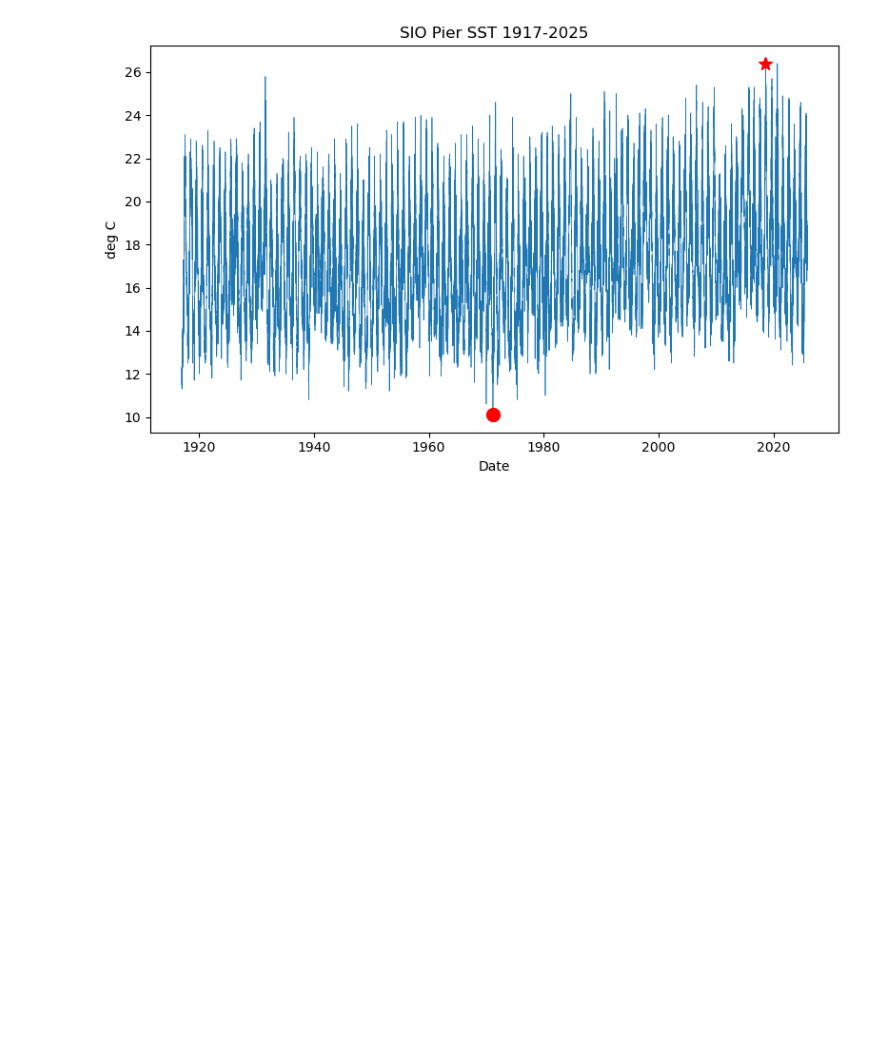
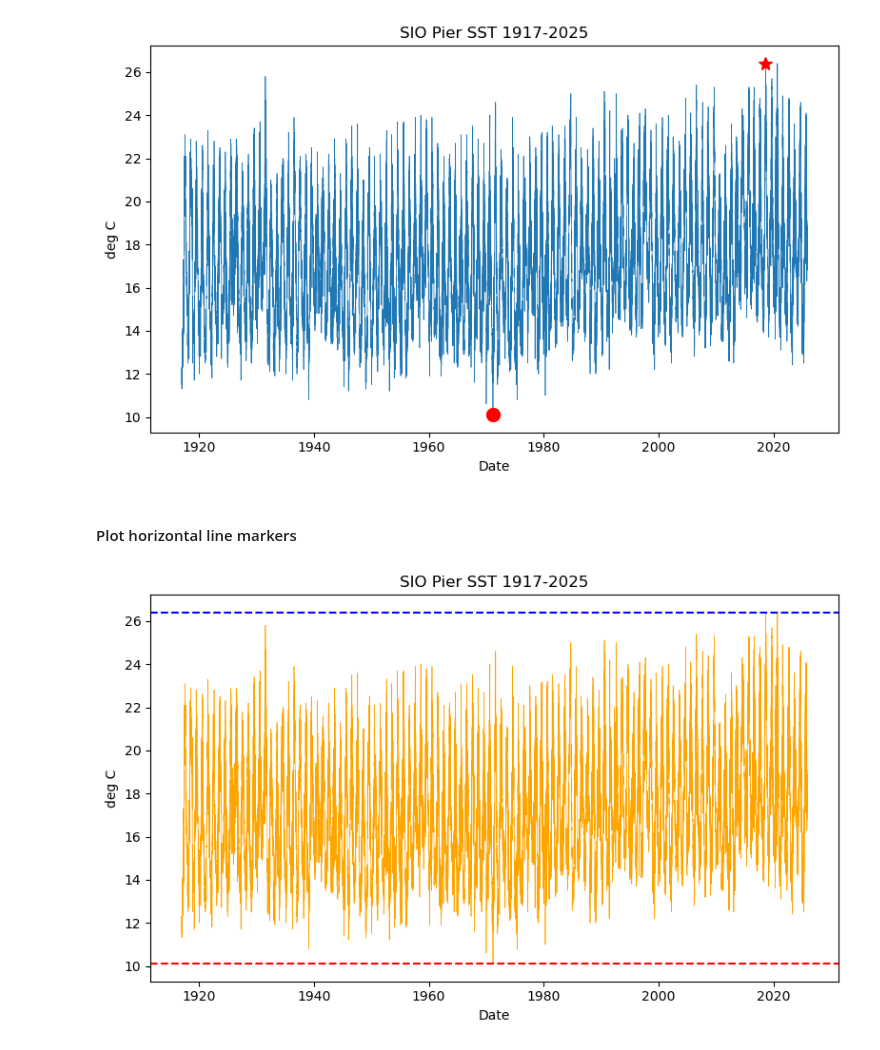
Before and after one commit to isidora-rojas/SIO175_DataAnalysis, a Jupyter notebook: Module_1/Demo1.ipynb, the cells around one changed output. Cells and saved outputs as stored; diff of their text form; code cells hidden in the pictures; blank space fills up the shorter version.

```diff
--- a/Module_1/Demo1.ipynb
+++ b/Module_1/Demo1.ipynb
@@ -355,3 +360,21 @@ plt.title("SIO Pier SST 1917-2025")
 plt.tight_layout()
 # %% [output]
 [figure]
+# %% [markdown]
+#### Plot horizontal line markers
+# %%
+#plot data from before
+fig, ax = plt.subplots(figsize=(8,5))
+ax.plot(df.index, df['T'], linewidth=0.5, color='orange')
+
+# add max and min horizontal lines
+ax.axhline(df['T'].max(), color='b',  linestyle='--', label='Max Temp')
+ax.axhline(df['T'].min() ,color='r',  linestyle='--', label='Min Temp')
+
+ax.set_xlabel('Date')
+ax.set_ylabel('deg C')
+ax.set_title("SIO Pier SST 1917-2025")
+
+fig.tight_layout()
+# %% [output]
+[figure, added]
```
Also changed, not shown: parts of 13 cells of this notebook, 1 other file.
